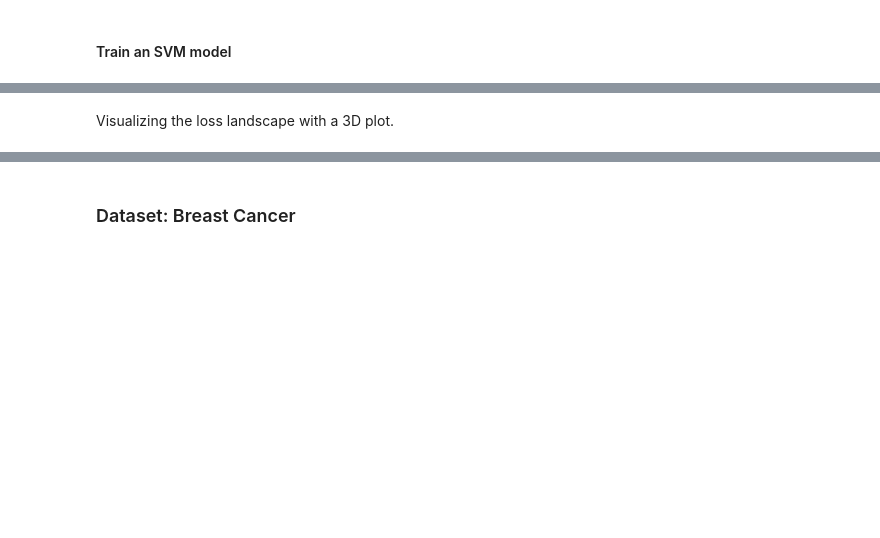
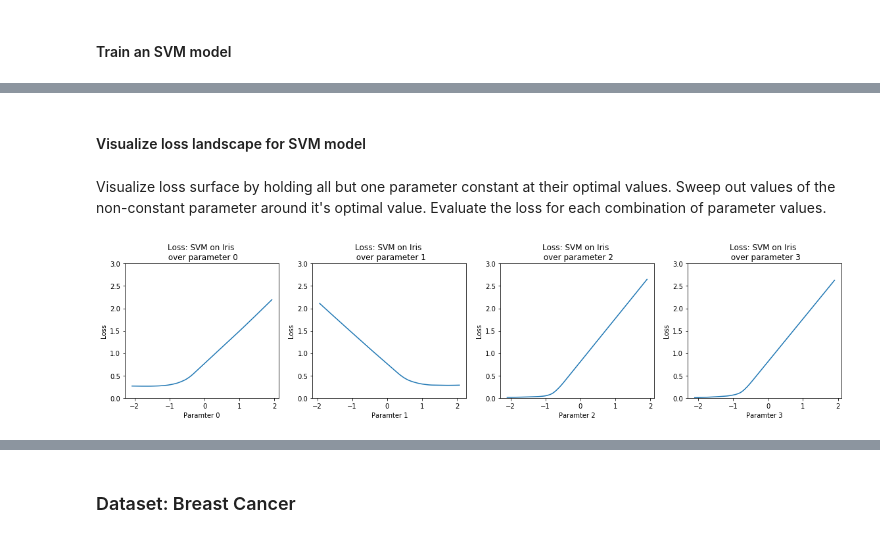
Before and after one commit to shouvikmani/art-ml-final, a Jupyter notebook: no_pca_loss_landscape.ipynb, the cells around one changed output, grey strips where cells are left out. Saved outputs shown, nothing was run; the diff lists cells and outputs as text; code cells hidden in the pictures; blank space fills up the shorter version.

```diff
--- a/no_pca_loss_landscape.ipynb
+++ b/no_pca_loss_landscape.ipynb
@@ -301,7 +269,0 @@ Saving theta and loss point values
-# %%
-df = pd.DataFrame({'theta_0': theta_0_points.reshape(num_samples**2),
-                   'theta_1': theta_1_points.reshape(num_samples**2),
-                   'loss': loss.reshape(num_samples**2)},
-                  columns = ['theta_0', 'theta_1', 'loss'])
-df.to_csv('data/PCA_loss_LR_iris.csv', index=False)
-df.head()
@@ -315,6 +306,0 @@ Projecting the theta parameters down to 2 dimensions through PCA.
-# %%
-theta = (theta - theta.mean(axis=0)) / theta.std(axis=0)   # normalizing theta before PCA
-
-pca = PCA(n_components=2)
-theta_reduced = pca.fit_transform(theta)
-theta_reduced = pd.DataFrame(theta_reduced, columns=['theta_0', 'theta_1'])
@@ -352,9 +306,0 @@ Compute loss from projected theta values.
-# %%
-grid_rows, grid_cols = theta_0_points.shape
-loss = np.zeros((grid_rows, grid_cols))
-for i in range(grid_rows):
-    for j in range(grid_cols):
-        theta_ij = all_theta_points_projected[i*grid_rows + j]
-        loss[i, j] = svm_model.loss(X, y, theta_ij)[0]
-# %% [markdown]
-Visualizing the loss landscape with a 3D plot.
@@ -372,0 +307,24 @@ ax.view_init(30, 140)
+# %% [markdown]
+#### Visualize loss landscape for SVM model
+# %% [markdown]
+Visualize loss surface by holding all but one parameter constant at their optimal values. Sweep out values of the non-constant parameter around it's optimal value. Evaluate the loss for each combination of parameter values.
+# %%
+offset = 2   # constant used to sweep out parameter values
+plt.figure(figsize=(16, 4))
+for i in range(len(theta)):
+    theta_to_change = theta[i]   # the parameter value not held constant
+    theta_to_change_sweep = np.linspace(start=(theta_to_change - offset),
+                                        stop=(theta_to_change + offset), num=100)
+    all_theta_values = np.vstack([theta for i in range(100)])   # stack theta values
+    all_theta_values[:,i] = theta_to_change_sweep   # insert in non-constant theta values
+    loss = [svm_model.loss(X, y, theta_)[0] for theta_ in all_theta_values]
+    error = [svm_model.loss(X, y, theta_)[1] for theta_ in all_theta_values]
+    plt.subplot(1, 4, i+1)
+    plt.ylim([0,3])
+    plt.plot(theta_to_change_sweep, loss)
+    plt.title('Loss: SVM on Iris \n over parameter {}'.format(i))
+    plt.ylabel('Loss')
+    plt.xlabel('Paramter {}'.format(i))
+plt.tight_layout()
+# %% [output]
+[figure, added]
```
Also changed, not shown: parts of 84 cells of this notebook.
